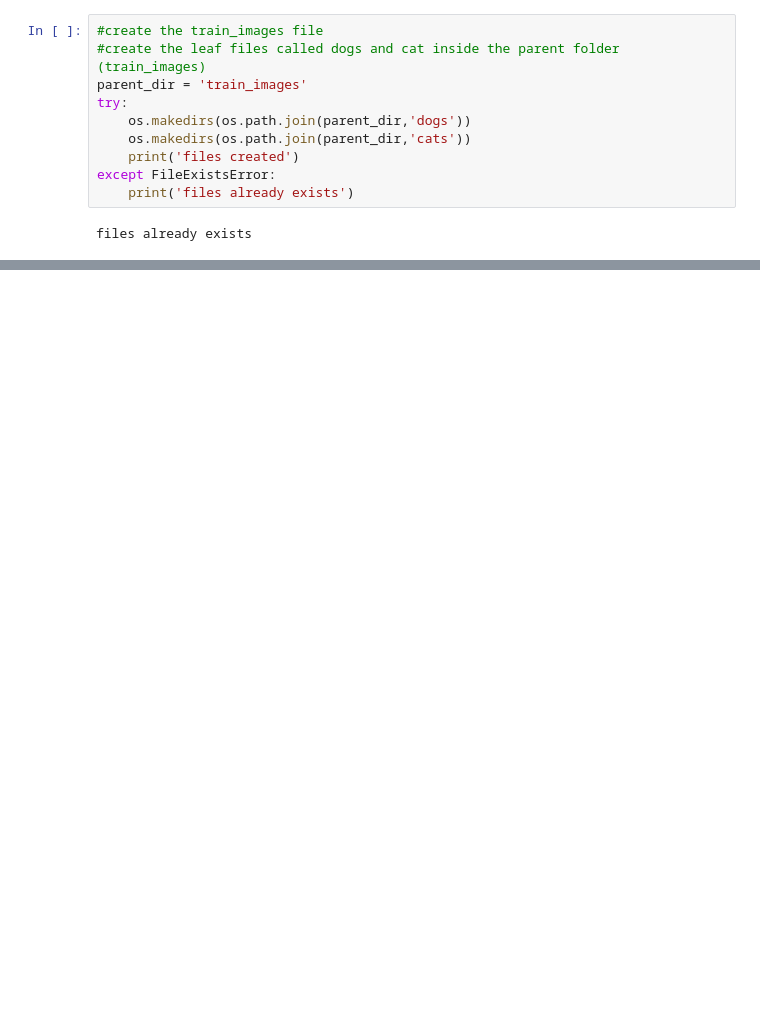
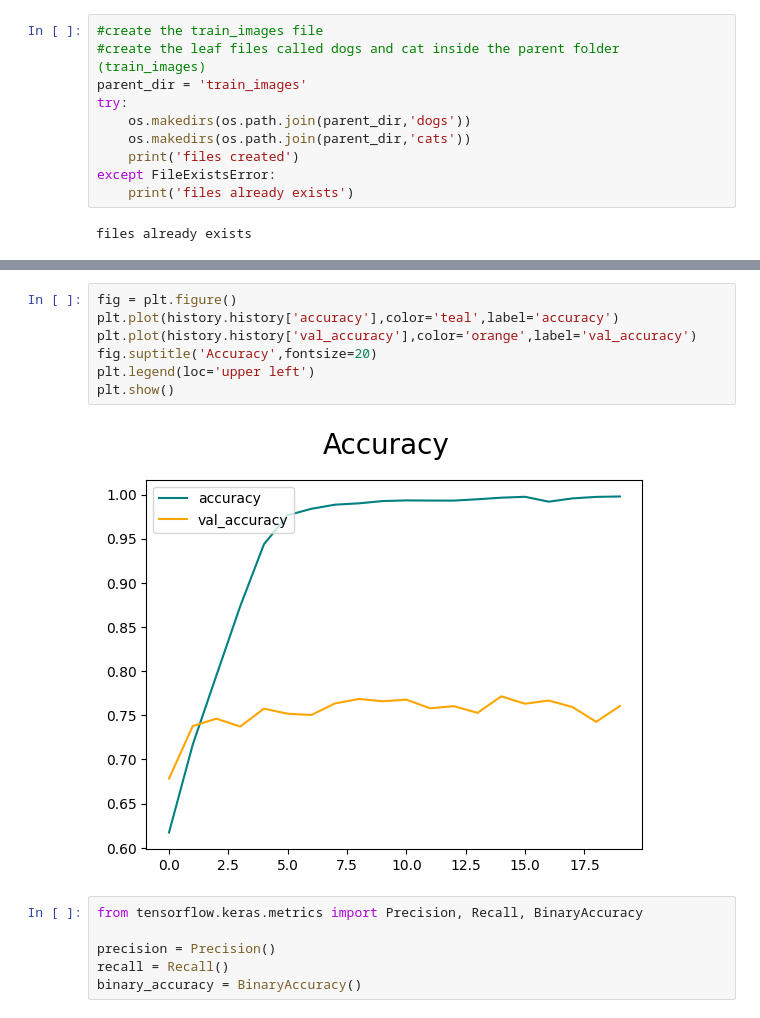
Before and after one commit to AlanChamathil/self-projects, a Jupyter notebook: Machine Learning Projects/Image Classifcation Projects/Dog vs Cat/DogsVsCat.ipynb, the cells around one changed output, grey strips where cells are left out. Drawn from its saved outputs; the diff is of its cells as text; blank space fills up the shorter version.

```diff
--- a/Machine Learning Projects/Image Classifcation Projects/Dog vs Cat/DogsVsCat.ipynb
+++ b/Machine Learning Projects/Image Classifcation Projects/Dog vs Cat/DogsVsCat.ipynb
@@ -27,0 +170,15 @@ files already exists
+# %%
+fig = plt.figure()
+plt.plot(history.history['accuracy'],color='teal',label='accuracy')
+plt.plot(history.history['val_accuracy'],color='orange',label='val_accuracy')
+fig.suptitle('Accuracy',fontsize=20)
+plt.legend(loc='upper left')
+plt.show()
+# %% [output]
+[figure, added]
+# %%
+from tensorflow.keras.metrics import Precision, Recall, BinaryAccuracy
+
+precision = Precision()
+recall = Recall()
+binary_accuracy = BinaryAccuracy()
```
Also changed, not shown: parts of 24 cells of this notebook, 1 other file.
